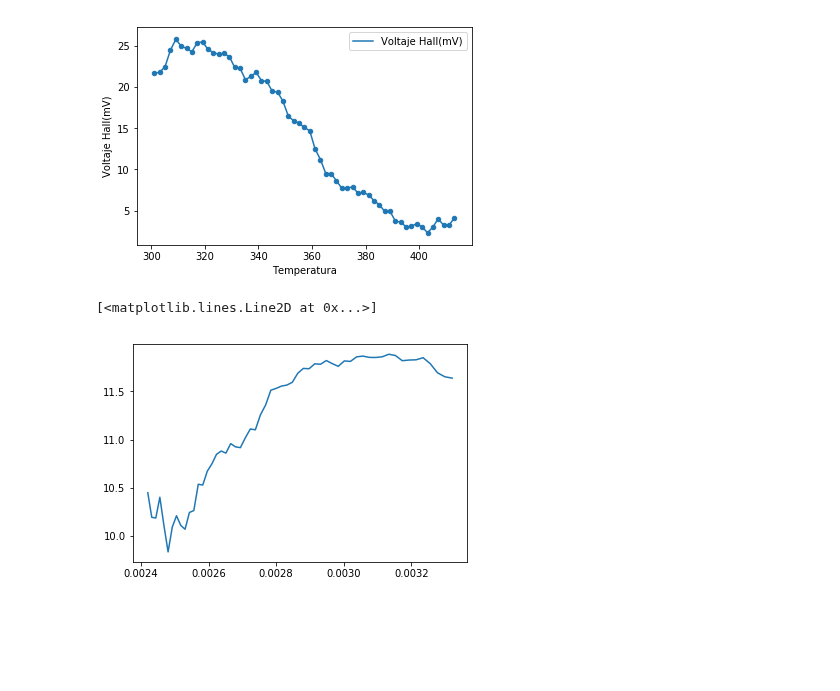
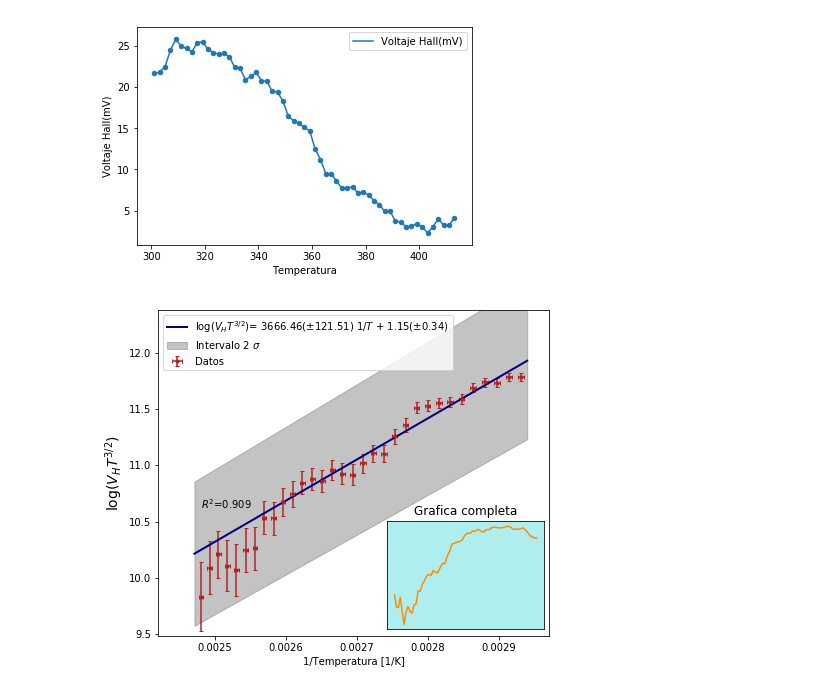
Before and after one commit to jamontanac/Laboratorio-Avanzado, a Jupyter notebook: Hall_Effect/Analisis.ipynb, the cells around one changed output. Saved outputs shown, nothing was run; the diff lists cells and outputs as text; code cells hidden in the pictures; blank space fills up the shorter version.

Commit message:
analisis con gran parte de las graficas pedidas

```diff
--- a/Hall_Effect/Analisis.ipynb
+++ b/Hall_Effect/Analisis.ipynb
@@ -477,5 +479,54 @@ y_obs=np.log(np.array(Act_4_2.Temperatura)**(3./2.)*np.array(Act_4_2["Voltaje Ha
-# %%
-plt.plot(x_obs,y_obs)
-# %% [output]
-[<matplotlib.lines.Line2D at 0x...>]
-[figure, removed]
+# %%
+y_err = 0.7/np.array(Act_4_2["Voltaje Hall(mV)"].iloc[5:-20]) + (3.0/2.0)*np.array(Act_4_2.Temperatura.iloc[5:-20])**(1.0/2.0)*0.5/(np.array(Act_4_2.Temperatura.iloc[5:-20])**(3.0/2.0))
+x_err= 0.5*x_obs**2
+linear = odr.Model(model)
+mydata = odr.RealData(x_obs, y_obs, sx=x_err, sy=y_err) # crea el objeto de datos con desviacion estandar en x y y
+myodr = odr.ODR(mydata, linear, beta0=[1.8, 4.2]) # se crea la clase para hacer el fit con valores iniciales de los parametros
+myoutput = myodr.run()# se corre la regresion
+popt = myoutput.beta
+#perr = myoutput.sd_beta
+pcov= myoutput.cov_beta
+perr=np.sqrt(np.diag(pcov))
+R_2=np.abs(pcov[1,0]/np.sqrt(pcov[0,0]*pcov[1,1]))
+
+nstd = 1. #Dibujar 5 sigma
+popt_up = popt + nstd*perr
+popt_dw = popt - nstd*perr
+x_fit = np.linspace(min(x_obs)-0.000009, max(x_obs)+0.000009, 100)
+fit = model(popt, x_fit)
+fit_up = model(popt_up, x_fit)
+fit_dw= model(popt_dw, x_fit)
+# %%
+plt.figure(figsize=(7,6))
+plt.rcParams["font.size"]= 10
+plt.errorbar(x_obs, y_obs, yerr=y_err, xerr=x_err,capsize=2,fmt=".",color="firebrick", label="Datos",ecolor="firebrick")
+#plt.xlabel("Corriente bobina [mA]", fontsize=18)
+#plt.ylabel("Campo magnetico(mT)", fontsize=18)
+
+#plt.title("fit with error on both axis", fontsize=18)
+plt.plot(x_fit, fit, "navy", lw=2, label=r"$\log(V_{H}T^{3/2})$"+r"= {}($\pm${}) $1/T$ {} {}($\pm${})".format(round(popt[0],2),
+                                                                                    round(perr[0],2),"+" if popt[1]>0 else "-",
+                                                                                    round(np.abs(popt[1]),2),round(perr[1],2)))
+plt.fill_between(x_fit, fit_up, fit_dw, alpha=.4,color="dimgray", label=r"Intervalo {} $\sigma$".format(int(nstd+1)))
+#plt.legend(loc="best",fontsize=18)
+plt.text(min(x_obs), 0.9*max(y_obs), r'$R^2$={}'.format(round(R_2-0.09,3)))
+plt.legend(loc="upper left")
+plt.xlabel(r"1/Temperatura [1/K]")
+plt.ylabel(r"$\log(V_{H}T^{3/2})$",fontsize=14)
+min_x=np.min(1.0/np.array(Act_4_2.Temperatura))
+max_x=np.max(1.0/np.array(Act_4_2.Temperatura))-0.00035
+min_y=np.min(np.log(np.array(Act_4_2.Temperatura)**(3./2.)*np.array(Act_4_2["Voltaje Hall(mV)"])))-0.35
+max_y=np.max(np.log(np.array(Act_4_2.Temperatura)**(3./2.)*np.array(Act_4_2["Voltaje Hall(mV)"])))+0.5
+plt.axis([min_x,max_x,min_y,max_y])
+
+a = plt.axes([.58, .14, .31, .25], facecolor='paleturquoise')
+plt.plot(1.0/np.array(Act_4_2.Temperatura),np.log(np.array(Act_4_2.Temperatura)**(3./2.)*np.array(Act_4_2["Voltaje Hall(mV)"])),color="darkorange")
+#plt.scatter(1.0/np.array(Act_4_2.Temperatura),np.log(np.array(Act_4_2.Temperatura)**(3./2.)*np.array(Act_4_2["Voltaje Hall(mV)"])),color="forestgreen",marker=".")
+#plt.errorbar(1.0/np.array(Act_4_2.Temperatura),np.log(np.array(Act_4_2.Temperatura)**(3./2.)*np.array(Act_4_2["Voltaje Hall(mV)"])),color="forestgreen",fmt=".")
+plt.xticks([])
+plt.yticks([])
+plt.title("Grafica completa")
+plt.savefig("")
+plt.show()
+# %% [output]
+[figure, added]
```
Also changed, not shown: parts of 4 cells of this notebook.
